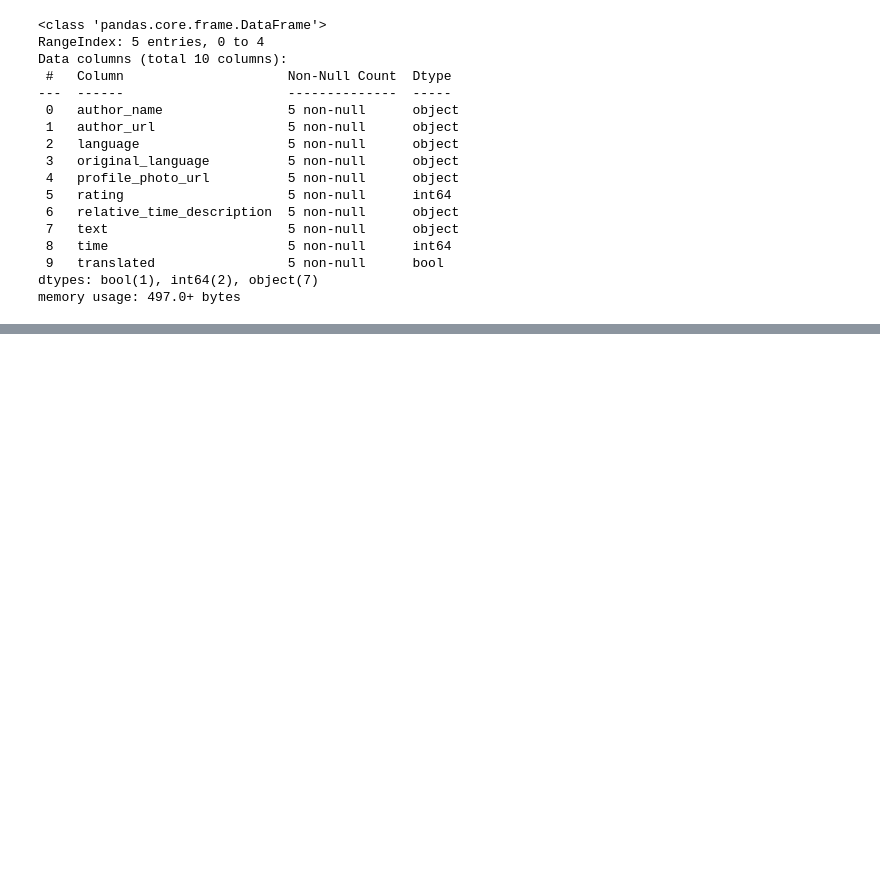
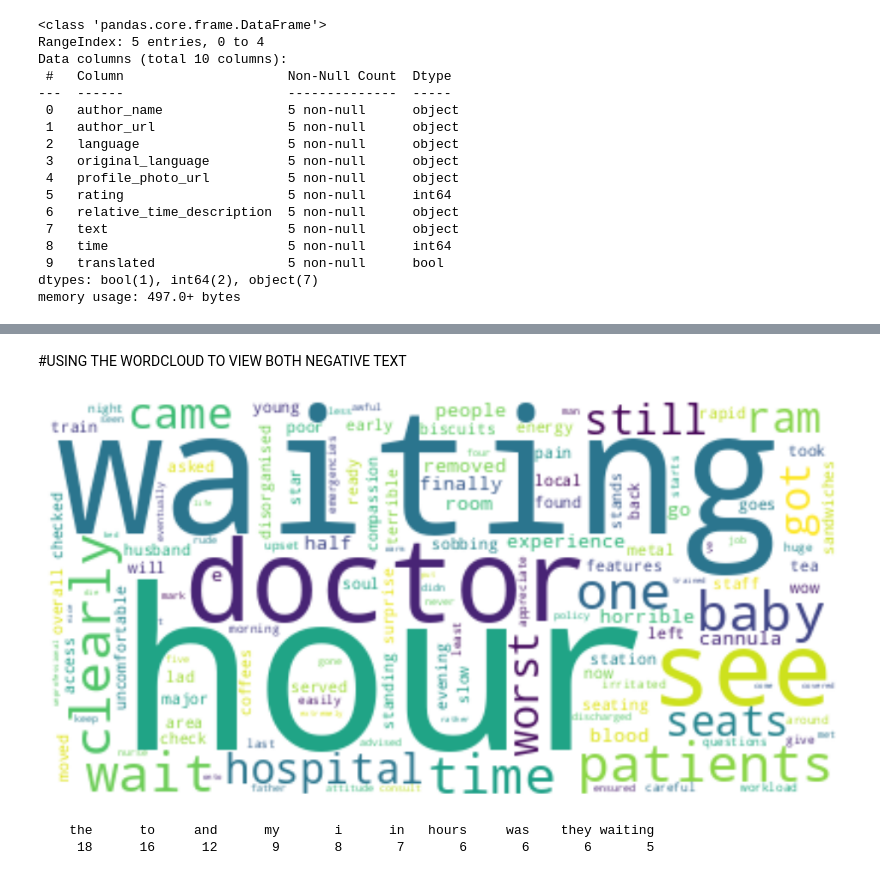
Before and after one commit to SirIyke0147/Hospital_Reviews, a Jupyter notebook: Hospital_reviews.ipynb, the cells around one changed output, grey strips where cells are left out. Cells and saved outputs as stored; diff of their text form; code cells hidden in the pictures; blank space fills up the shorter version.

```diff
--- a/Hospital_reviews.ipynb
+++ b/Hospital_reviews.ipynb
@@ -86,13 +81,11 @@ if 'result' in data:
        # Save DataFrame to CSV
     df.to_csv('NMGHospitalCrumpsall.csv', index=False)
 # %%
-import pandas as pd
-
 # Read the CSV file into a DataFrame
-df = pd.read_csv('NMGHospitalCrumpsall.csv')
+Reviews = pd.read_csv('NMGHospitalCrumpsall.csv')
 
 # Display the first few rows to verify
-df.head(3)
+Reviews.head(3)
 # %% [output]
 |  | author_name | author_url | language | original_language | profile_photo_url | rating | ... |
 | 0 | Tomasz Zimniak | https://www.google.com/maps/contr... | en | en | https://lh3.googleusercontent.com... | 5 | ... |
@@ -120,0 +116,19 @@ memory usage: 497.0+ bytes
+# %%
+Reviews['text'] = Reviews['text'].astype(str)
+
+from nltk.sentiment.vader import SentimentIntensityAnalyzer
+
+# Initialize SentimentIntensityAnalyzer
+sentiment = SentimentIntensityAnalyzer()
+
+# Convert all values in the 'text' column to strings
+Reviews['text'] = Reviews['text'].astype(str)
+
+# Create new columns for sentiment scores
+Reviews['compound'] = [sentiment.polarity_scores(review)['compound'] for review in Reviews['text']]
+Reviews['neg'] = [sentiment.polarity_scores(review)['neg'] for review in Reviews['text']]
+Reviews['neu'] = [sentiment.polarity_scores(review)['neu'] for review in Reviews['text']]
+Reviews['pos'] = [sentiment.polarity_scores(review)['pos'] for review in Reviews['text']]
+
+# Display the updated DataFrame with sentiment columns
+print(Reviews[['text', 'compound', 'neg', 'neu', 'pos']].head())
@@ -120,0 +221,25 @@ memory usage: 497.0+ bytes
+# %% [markdown]
+#USING THE WORDCLOUD TO VIEW BOTH NEGATIVE TEXT
+# %%
+# Filter for negative reviews
+reviews_negative_subset = Reviews[Reviews['compound'] <= 0]
+
+# Generate word cloud for negative reviews
+neg_tokens = [word for review in reviews_negative_subset['processed_review'] for word in review.split()]
+wordcloud = WordCloud(background_color='white').generate(' '.join(neg_tokens))
+
+# Display the generated image
+plt.figure(figsize=(12, 12))
+plt.imshow(wordcloud, interpolation='bilinear')
+plt.axis("off")
+plt.show()
+# %% [output]
+[figure, added]
+# %%
+# For negative
+from nltk.probability import FreqDist
+neg_freqdist = FreqDist (neg_tokens)
+neg_freqdist. tabulate (10)
+# %% [output]
+    the      to     and      my       i      in   hours     was    they waiting
+     18      16      12       9       8       7       6       6       6       5
```
Also changed, not shown: parts of 17 cells of this notebook.
